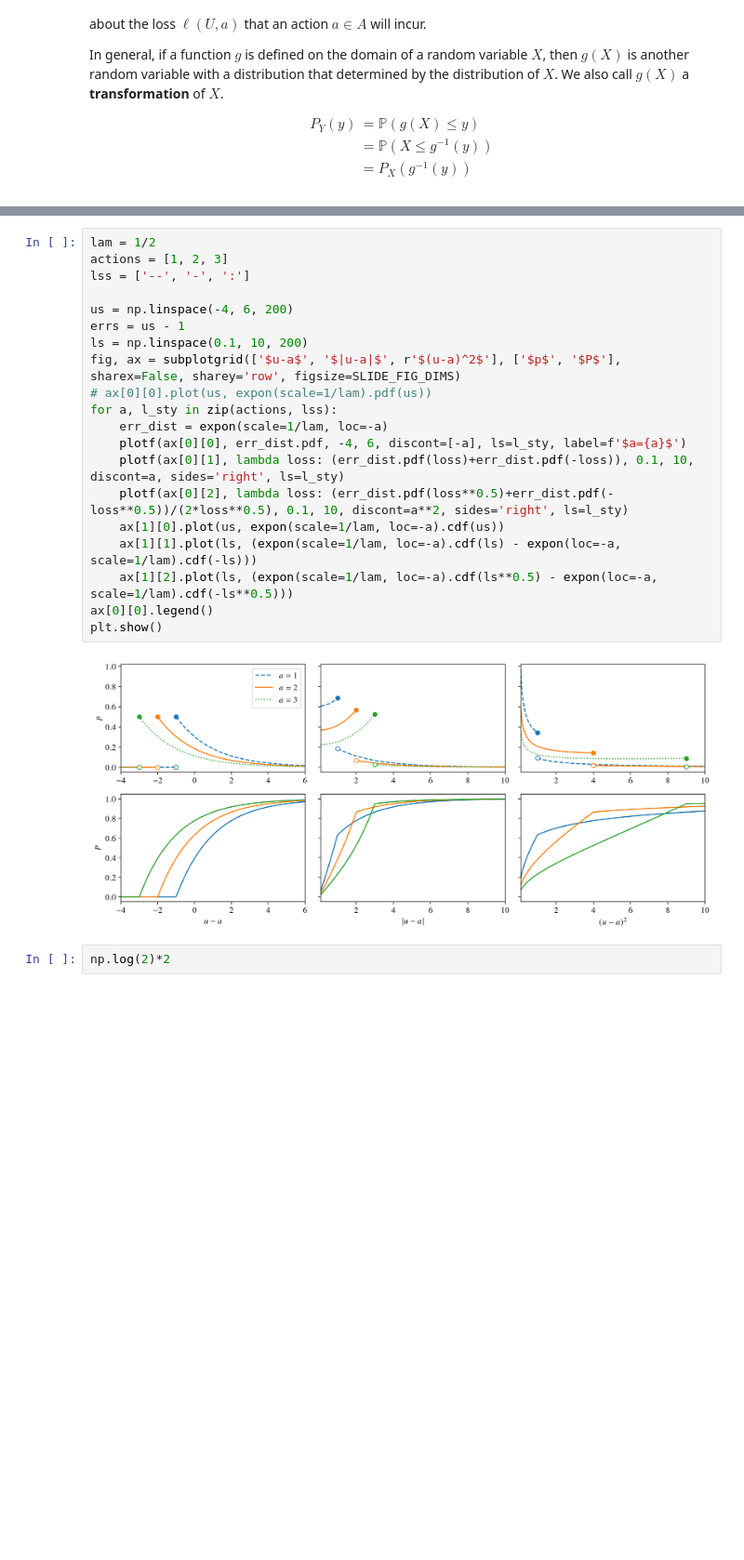
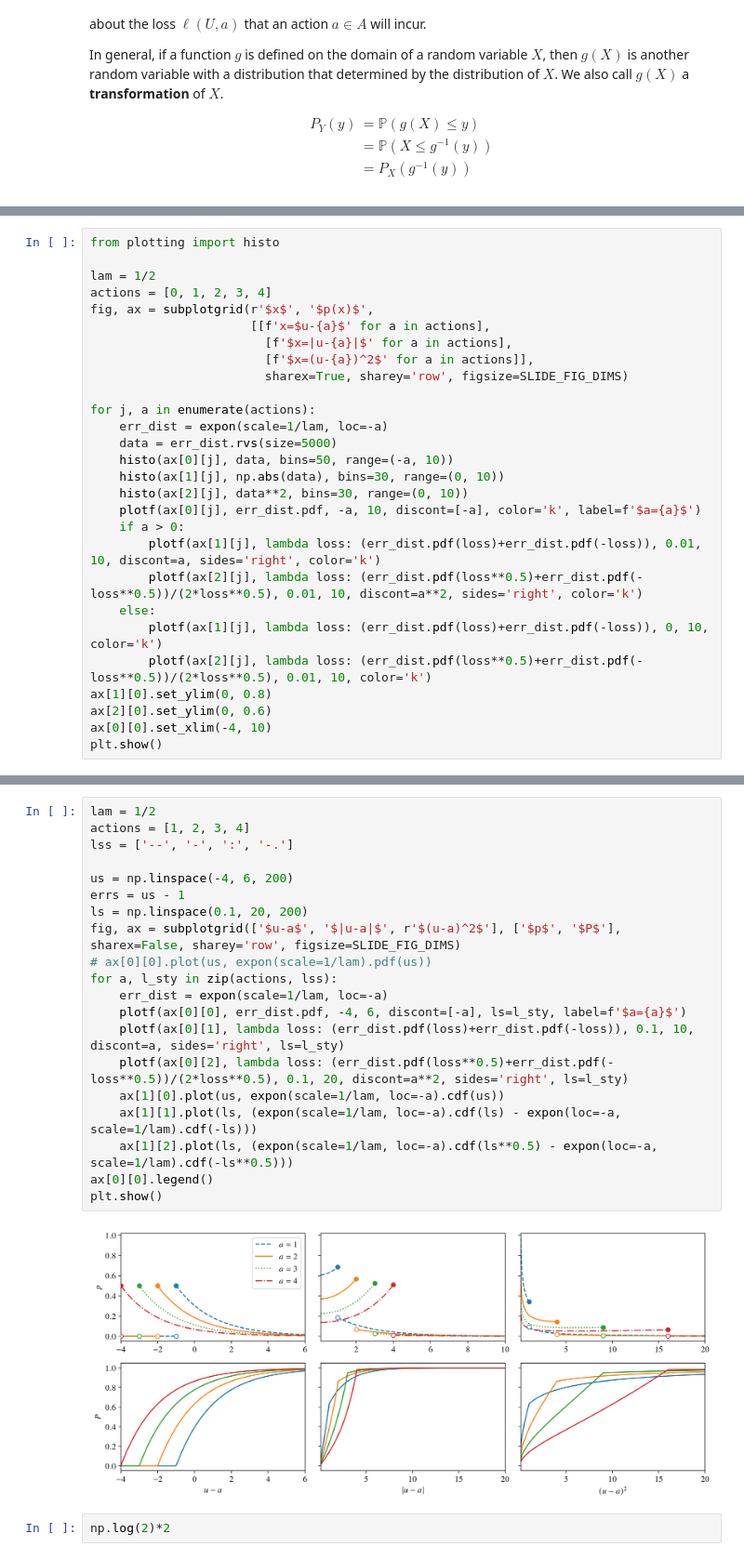
Before and after one commit to marioboley/Uni-Haifa-214.4312-Code, a Jupyter notebook: 1.1_introduction.ipynb, the cells around one changed output, grey strips where cells are left out. Shown at 93% size. Saved outputs shown, nothing was run; the diff lists cells and outputs as text; blank space fills up the shorter version.

```diff
--- a/1.1_introduction.ipynb
+++ b/1.1_introduction.ipynb
@@ -247,0 +268,28 @@ $$
+# %%
+from plotting import histo
+
+lam = 1/2
+actions = [0, 1, 2, 3, 4]
+fig, ax = subplotgrid(r'$x$', '$p(x)$',
+                      [[f'x=$u-{a}$' for a in actions],
+                        [f'$x=|u-{a}|$' for a in actions],
+                        [f'$x=(u-{a})^2$' for a in actions]],
+                        sharex=True, sharey='row', figsize=SLIDE_FIG_DIMS)
+
+for j, a in enumerate(actions):
+    err_dist = expon(scale=1/lam, loc=-a)
+    data = err_dist.rvs(size=5000)
+    histo(ax[0][j], data, bins=50, range=(-a, 10))
+    histo(ax[1][j], np.abs(data), bins=30, range=(0, 10))
+    histo(ax[2][j], data**2, bins=30, range=(0, 10))
+    plotf(ax[0][j], err_dist.pdf, -a, 10, discont=[-a], color='k', label=f'$a={a}$')
+    if a > 0:
+        plotf(ax[1][j], lambda loss: (err_dist.pdf(loss)+err_dist.pdf(-loss)), 0.01, 10, discont=a, sides='right', color='k')
+        plotf(ax[2][j], lambda loss: (err_dist.pdf(loss**0.5)+err_dist.pdf(-loss**0.5))/(2*loss**0.5), 0.01, 10, discont=a**2, sides='right', color='k')
+    else:
+        plotf(ax[1][j], lambda loss: (err_dist.pdf(loss)+err_dist.pdf(-loss)), 0, 10, color='k')
+        plotf(ax[2][j], lambda loss: (err_dist.pdf(loss**0.5)+err_dist.pdf(-loss**0.5))/(2*loss**0.5), 0.01, 10, color='k')
+ax[1][0].set_ylim(0, 0.8)
+ax[2][0].set_ylim(0, 0.6)
+ax[0][0].set_xlim(-4, 10)
+plt.show()
@@ -248,25 +298,25 @@ $$
 # %%
 lam = 1/2
-actions = [1, 2, 3]
-lss = ['--', '-', ':']
+actions = [1, 2, 3, 4]
+lss = ['--', '-', ':', '-.']
 
 us = np.linspace(-4, 6, 200)
 errs = us - 1
-ls = np.linspace(0.1, 10, 200)
+ls = np.linspace(0.1, 20, 200)
 fig, ax = subplotgrid(['$u-a$', '$|u-a|$', r'$(u-a)^2$'], ['$p$', '$P$'], sharex=False, sharey='row', figsize=SLIDE_FIG_DIMS)
 # ax[0][0].plot(us, expon(scale=1/lam).pdf(us))
 for a, l_sty in zip(actions, lss):
     err_dist = expon(scale=1/lam, loc=-a)
     plotf(ax[0][0], err_dist.pdf, -4, 6, discont=[-a], ls=l_sty, label=f'$a={a}$')
     plotf(ax[0][1], lambda loss: (err_dist.pdf(loss)+err_dist.pdf(-loss)), 0.1, 10, discont=a, sides='right', ls=l_sty)
-    plotf(ax[0][2], lambda loss: (err_dist.pdf(loss**0.5)+err_dist.pdf(-loss**0.5))/(2*loss**0.5), 0.1, 10, discont=a**2, sides='right', ls=l_sty)
+    plotf(ax[0][2], lambda loss: (err_dist.pdf(loss**0.5)+err_dist.pdf(-loss**0.5))/(2*loss**0.5), 0.1, 20, discont=a**2, sides='right', ls=l_sty)
     ax[1][0].plot(us, expon(scale=1/lam, loc=-a).cdf(us))
     ax[1][1].plot(ls, (expon(scale=1/lam, loc=-a).cdf(ls) - expon(loc=-a, scale=1/lam).cdf(-ls)))
     ax[1][2].plot(ls, (expon(scale=1/lam, loc=-a).cdf(ls**0.5) - expon(loc=-a, scale=1/lam).cdf(-ls**0.5)))
 ax[0][0].legend()
 plt.show()
 # %% [output]
-[figure, old version]
+[figure, new version]
 # %%
 np.log(2)*2
 # %% [output]
```
Also changed, not shown: parts of 2 cells of this notebook, 1 other file.
